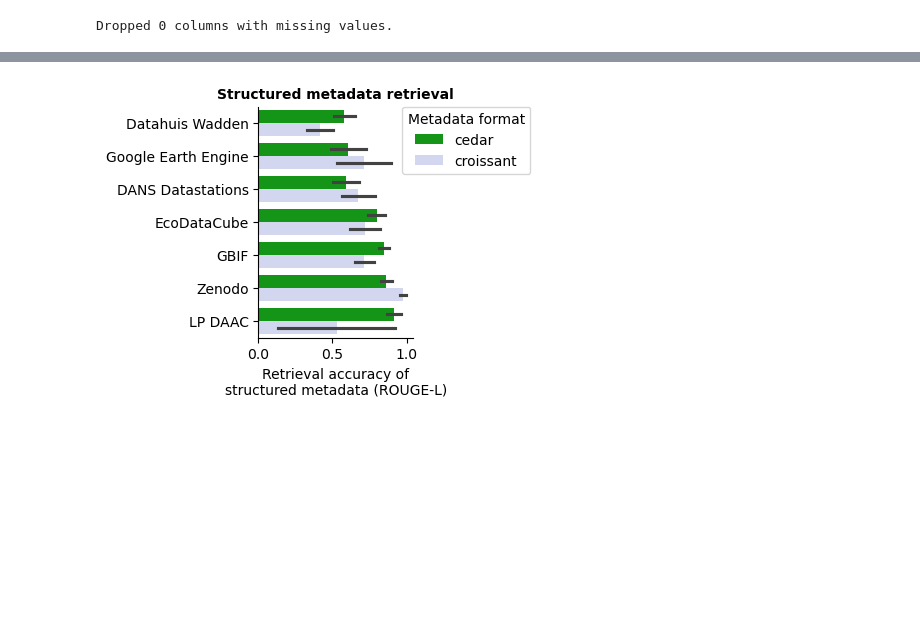
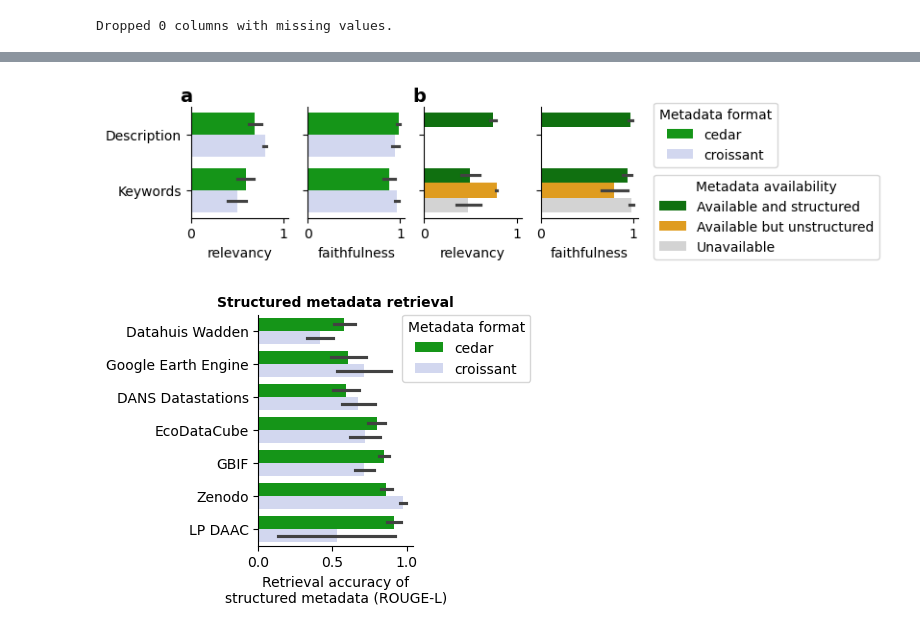
Before and after one commit to LTER-LIFE/meta-knowledge-harvesting, a Jupyter notebook: Evaluate LLM output.ipynb, the cells around one changed output, grey strips where cells are left out. Saved outputs shown, nothing was run; the diff lists cells and outputs as text; code cells hidden in the pictures; blank space fills up the shorter version.

Commit message:
fuzzy match

```diff
--- a/Evaluate LLM output.ipynb
+++ b/Evaluate LLM output.ipynb
@@ -72,7 +72,7 @@ if save_fig:
 # %% [markdown]
 ## Evaluate all datasets:
 # %%
-test_llm_metrics = False
+test_llm_metrics = True
 # fp_pred='outputs/2025-05-28/clean_entity_type_map.yaml'
 # fp_pred='outputs/2025-06-03/cedar_openai_clean_entity_type_map.yaml'
 folder_pred_croissant = 'outputs/2025-06-04/'
@@ -106,6 +106,13 @@ for fp_pred in fp_pred_list:
     labels_annot, labels_pred, (list_ds_urls, list_metadata_fields) = uv.load_pred_and_annot(fp_pred=os.path.join(folder_pred, fp_pred),
                                                                             fp_annot=fp_annot, keep_annotated_fields_only=True,
                                                                             metadata_format=metadata_format_name)
+
+    if test_llm_metrics:
+        list_metadata_fields = ['Description', 'Keywords']
+        if llm_name == 'openai':
+            continue
+        if processing_stage == 'initial':
+            continue
 
     for col_evaluate in tqdm(list_metadata_fields):
         for url in list_ds_urls:
@@ -277,3 +331,53 @@ Dropped 0 columns with missing values.
+# %%
+assert test_llm_metrics, "LLM metrics are not enabled. Please set test_llm_metrics to True to compute LLM metrics."
+assert len(df_scores) == 64, f"Expected 64 datasets for LLM metric eval, but found {len(df_scores)} datasets. Please check the input files."
+
+legend_dict = {0: 'Unavailable', 1: 'Available and structured', 2: 'Available but unstructured'}
+df_scores['Metadata availability'] = df_scores['findability'].apply(lambda x: legend_dict[x])
+palette_dict = {'Unavailable': '#d3d3d3',
+                 'Available and structured': '#008000',
+                 'Available but unstructured': '#ffa500'}
+
+save_fig = True
+
+fig, ax = plt.subplots(1, 4, figsize=(6, 1.5))
+
+sns.barplot(data=df_scores,
+            x='relevancy', y='metadata_field', hue='metadata_format', orient='h', errorbar='se', ax=ax[0],
+            palette=["#00aa03", "#cdd4f4"])
+
+sns.barplot(data=df_scores,
+            x='faithfulness', y='metadata_field', hue='metadata_format', orient='h', errorbar='se', ax=ax[1],
+            palette=["#00aa03", "#cdd4f4"], legend=False)
+
+
+sns.barplot(data=df_scores,
+            x='relevancy', y='metadata_field', hue='Metadata availability', orient='h', errorbar='se', ax=ax[2],
+            palette=palette_dict)
+
+sns.barplot(data=df_scores,
+            x='faithfulness', y='metadata_field', hue='Metadata availability', orient='h', errorbar='se', ax=ax[3],
+            palette=palette_dict, legend=False)
+
+
+# ax[0].legend(title='Metadata format', loc='upper right', bbox_to_anchor=(5.76, 1.1))
+# ax[2].legend(title='Metadata availability', loc='upper right', bbox_to_anchor=(4.15, 0.45))
+ax[0].legend(title='Metadata format', loc='upper right', bbox_to_anchor=(6.1, 1.1))
+ax[2].legend(title='Metadata availability', loc='upper right', bbox_to_anchor=(4.75, 0.45))
+for curr_ax in ax:
+    curr_ax.set_ylabel('')
+    despine(curr_ax)
+    if curr_ax != ax[0]:
+        curr_ax.set_yticklabels([])
+    curr_ax.set_xlim([0, 1.05])
+
+ax[0].annotate('a', xy=(-0.12, 1.05), xycoords='axes fraction', fontsize=14, fontweight='bold')
+ax[2].annotate('b', xy=(-0.12, 1.05), xycoords='axes fraction', fontsize=14, fontweight='bold')
+
+if save_fig:
+    plt.savefig(os.path.join(fig_dir, 'metadata_fuzzy_llmmetric.pdf'), bbox_inches='tight', dpi=300)
+# %% [output]
+[figure, added]
 # %%
 save_fig = True
 
```
Also changed, not shown: parts of 4 cells of this notebook, 1 other file.
